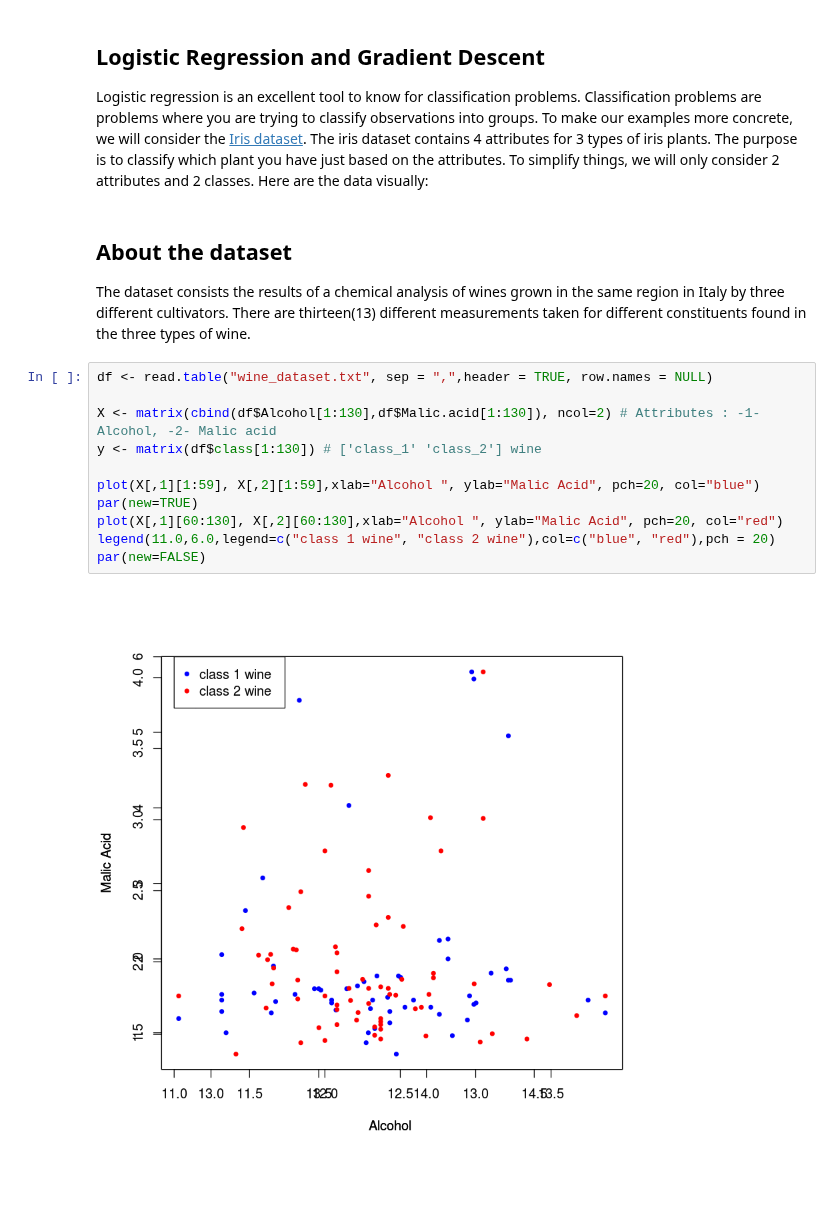
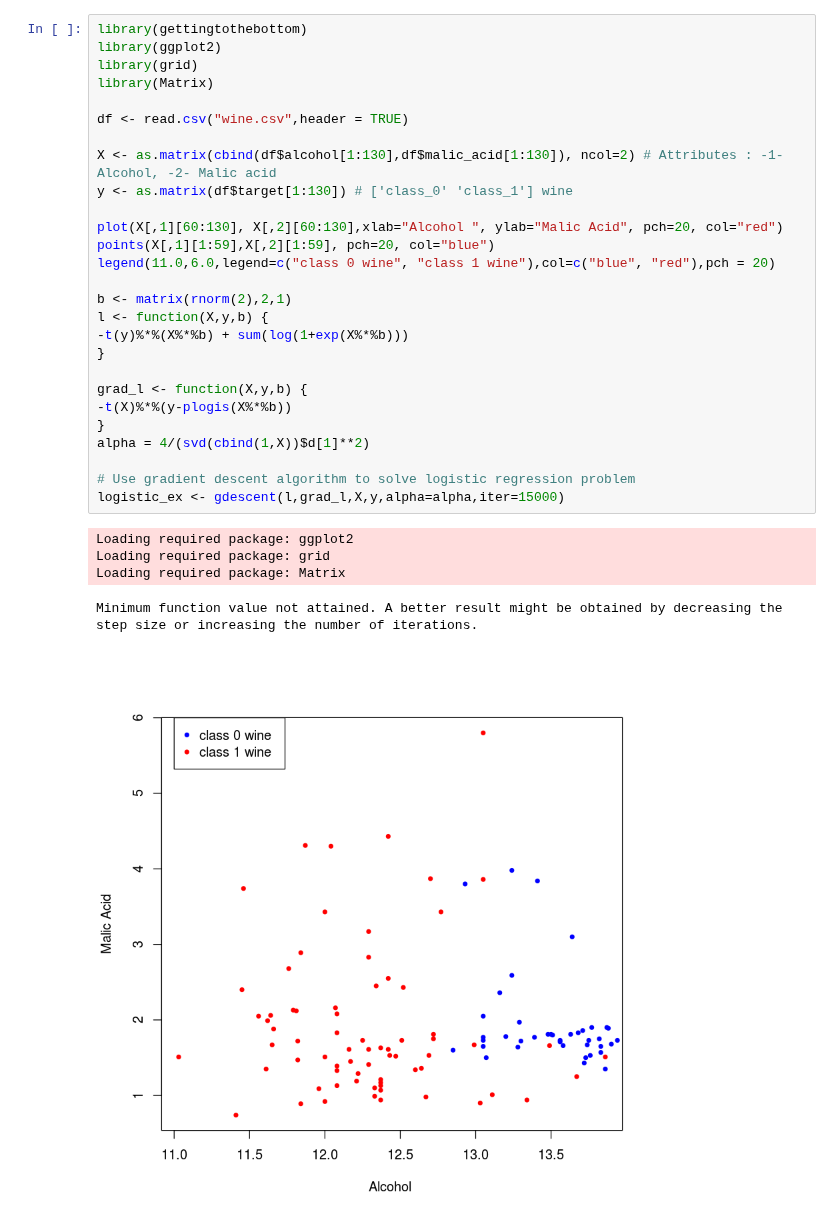
Before and after one commit to eloukas/uth-machine-learning, a Jupyter notebook: projects/project4/R_wine.ipynb, the cells around one changed output. Saved outputs shown, nothing was run; the diff lists cells and outputs as text; blank space fills up the shorter version.

Commit message:
getting to the buttom, working with data.csv

```diff
--- a/projects/project4/R_wine.ipynb
+++ b/projects/project4/R_wine.ipynb
@@ -1,23 +1,33 @@
-# %% [markdown]
-## Logistic Regression and Gradient Descent
-
-Logistic regression is an excellent tool to know for classification problems. Classification problems are problems where you are trying to classify observations into groups. To make our examples more concrete, we will consider the [Iris dataset](https://archive.ics.uci.edu/ml/datasets/Iris). The iris dataset contains 4 attributes for 3 types of iris plants. The purpose is to classify which plant you have just based on the attributes. To simplify things, we will only consider 2 attributes and 2 classes. Here are the data visually:
-# %% [markdown]
-## About the dataset
-The dataset consists the results of a chemical analysis of wines grown in the same
-region in Italy by three different cultivators. There are thirteen(13) different
-measurements taken for different constituents found in the three types of
-wine.
 # %%
-df <- read.table("wine_dataset.txt", sep = ",",header = TRUE, row.names = NULL)
+library(gettingtothebottom)
+library(ggplot2)
+library(grid)
+library(Matrix)
 
-X <- matrix(cbind(df$Alcohol[1:130],df$Malic.acid[1:130]), ncol=2) # Attributes : -1- Alcohol, -2- Malic acid
-y <- matrix(df$class[1:130]) # ['class_1' 'class_2'] wine
+df <- read.csv("wine.csv",header = TRUE)
 
-plot(X[,1][1:59], X[,2][1:59],xlab="Alcohol ", ylab="Malic Acid", pch=20, col="blue")
-par(new=TRUE)
+X <- as.matrix(cbind(df$alcohol[1:130],df$malic_acid[1:130]), ncol=2) # Attributes : -1- Alcohol, -2- Malic acid
+y <- as.matrix(df$target[1:130]) # ['class_0' 'class_1'] wine
+
 plot(X[,1][60:130], X[,2][60:130],xlab="Alcohol ", ylab="Malic Acid", pch=20, col="red")
-legend(11.0,6.0,legend=c("class 1 wine", "class 2 wine"),col=c("blue", "red"),pch = 20)
-par(new=FALSE)
+points(X[,1][1:59],X[,2][1:59], pch=20, col="blue")
+legend(11.0,6.0,legend=c("class 0 wine", "class 1 wine"),col=c("blue", "red"),pch = 20)
+
+b <- matrix(rnorm(2),2,1)
+l <- function(X,y,b) {
+-t(y)%*%(X%*%b) + sum(log(1+exp(X%*%b)))
+}
+
+grad_l <- function(X,y,b) {
+-t(X)%*%(y-plogis(X%*%b))
+}
+alpha = 4/(svd(cbind(1,X))$d[1]**2)
+
+# Use gradient descent algorithm to solve logistic regression problem
+logistic_ex <- gdescent(l,grad_l,X,y,alpha=alpha,iter=15000)
 # %% [output]
+Loading required package: ggplot2
+Loading required package: grid
+Loading required package: Matrix
+Minimum function value not attained. A better result might be obtained by decreasing the step size or increasing the number of iterations.
-[figure, old version]
+[figure, new version]
```
Also changed, not shown: parts of 12 cells of this notebook, 1 other file.
